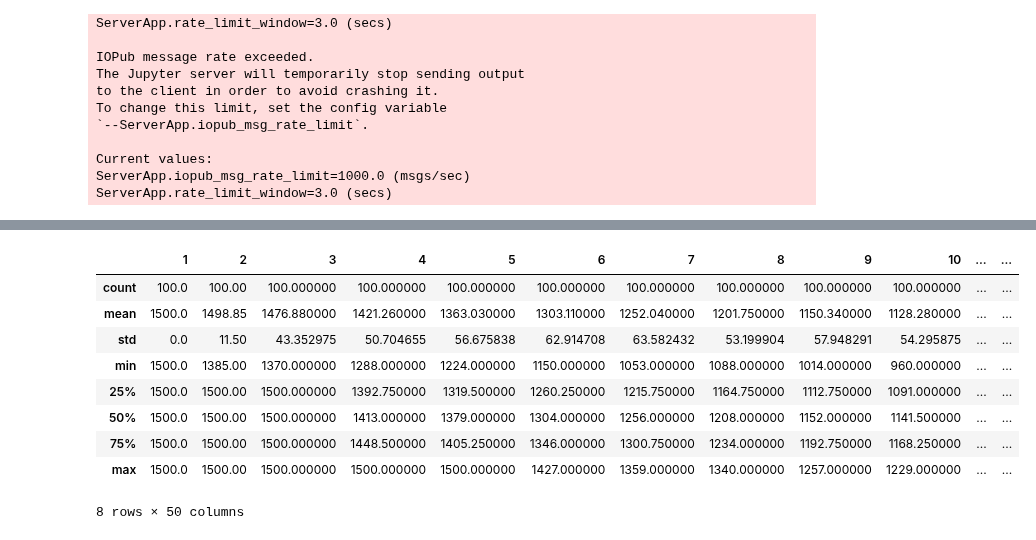
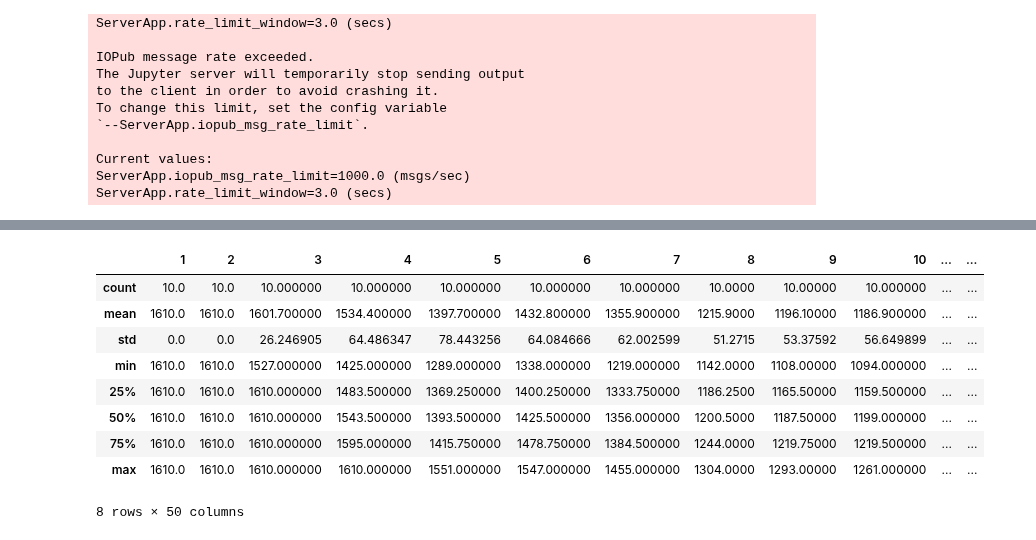
Before and after one commit to Dambr/yewking, a Jupyter notebook: task_description/publication_4.ipynb, the cells around one changed output, grey strips where cells are left out. Cells and saved outputs as stored; diff of their text form; code cells hidden in the pictures.

```diff
--- a/task_description/publication_4.ipynb
+++ b/task_description/publication_4.ipynb
@@ -375,23 +357,23 @@ if False:
     rl_df.index = range(1, length + 1)
     rl_df.to_csv('out_4/rl_df.csv', encoding='utf-8')
 # %%
-k_cost_file = open('out_4/k_costs.json', 'r', encoding='utf-8')
-k_cost_data = k_cost_file.read()
-k_cost_file.close()
+genetic_costs_file = open('out_4/genetic.json', 'r', encoding='utf-8')
+genetic_costs_data = genetic_costs_file.read()
+genetic_costs_file.close()
 # %%
-k_cost = json.loads(k_cost_data)
+genetic_costs = json.loads(genetic_costs_data)
 # %%
-k_cost_df = pd.DataFrame(k_cost)
+genetic_costs_df = pd.DataFrame(genetic_costs)
 # %%
-k_cost_df.describe()
+genetic_costs_df.describe()
 # %% [output]
 |  | 1 | 2 | 3 | 4 | 5 | 6 | 7 | 8 | 9 | 10 | ... | ... |
-| count | 100.0 | 100.00 | 100.000000 | 100.000000 | 100.000000 | 100.000000 | 100.000000 | 100.000000 | 100.000000 | 100.000000 | ... | ... |
-| mean | 1500.0 | 1498.85 | 1476.880000 | 1421.260000 | 1363.030000 | 1303.110000 | 1252.040000 | 1201.750000 | 1150.340000 | 1128.280000 | ... | ... |
-| std | 0.0 | 11.50 | 43.352975 | 50.704655 | 56.675838 | 62.914708 | 63.582432 | 53.199904 | 57.948291 | 54.295875 | ... | ... |
-| min | 1500.0 | 1385.00 | 1370.000000 | 1288.000000 | 1224.000000 | 1150.000000 | 1053.000000 | 1088.000000 | 1014.000000 | 960.000000 | ... | ... |
-| 25% | 1500.0 | 1500.00 | 1500.000000 | 1392.750000 | 1319.500000 | 1260.250000 | 1215.750000 | 1164.750000 | 1112.750000 | 1091.000000 | ... | ... |
-| 50% | 1500.0 | 1500.00 | 1500.000000 | 1413.000000 | 1379.000000 | 1304.000000 | 1256.000000 | 1208.000000 | 1152.000000 | 1141.500000 | ... | ... |
-| 75% | 1500.0 | 1500.00 | 1500.000000 | 1448.500000 | 1405.250000 | 1346.000000 | 1300.750000 | 1234.000000 | 1192.750000 | 1168.250000 | ... | ... |
-| max | 1500.0 | 1500.00 | 1500.000000 | 1500.000000 | 1500.000000 | 1427.000000 | 1359.000000 | 1340.000000 | 1257.000000 | 1229.000000 | ... | ... |
+| count | 10.0 | 10.0 | 10.000000 | 10.000000 | 10.000000 | 10.000000 | 10.000000 | 10.0000 | 10.00000 | 10.000000 | ... | ... |
+| mean | 1610.0 | 1610.0 | 1601.700000 | 1534.400000 | 1397.700000 | 1432.800000 | 1355.900000 | 1215.9000 | 1196.10000 | 1186.900000 | ... | ... |
+| std | 0.0 | 0.0 | 26.246905 | 64.486347 | 78.443256 | 64.084666 | 62.002599 | 51.2715 | 53.37592 | 56.649899 | ... | ... |
+| min | 1610.0 | 1610.0 | 1527.000000 | 1425.000000 | 1289.000000 | 1338.000000 | 1219.000000 | 1142.0000 | 1108.00000 | 1094.000000 | ... | ... |
+| 25% | 1610.0 | 1610.0 | 1610.000000 | 1483.500000 | 1369.250000 | 1400.250000 | 1333.750000 | 1186.2500 | 1165.50000 | 1159.500000 | ... | ... |
+| 50% | 1610.0 | 1610.0 | 1610.000000 | 1543.500000 | 1393.500000 | 1425.500000 | 1356.000000 | 1200.5000 | 1187.50000 | 1199.000000 | ... | ... |
+| 75% | 1610.0 | 1610.0 | 1610.000000 | 1595.000000 | 1415.750000 | 1478.750000 | 1384.500000 | 1244.0000 | 1219.75000 | 1219.500000 | ... | ... |
+| max | 1610.0 | 1610.0 | 1610.000000 | 1610.000000 | 1551.000000 | 1547.000000 | 1455.000000 | 1304.0000 | 1293.00000 | 1261.000000 | ... | ... |
 8 rows × 50 columns
```
Also changed, not shown: parts of 11 cells of this notebook, 3 other files.
